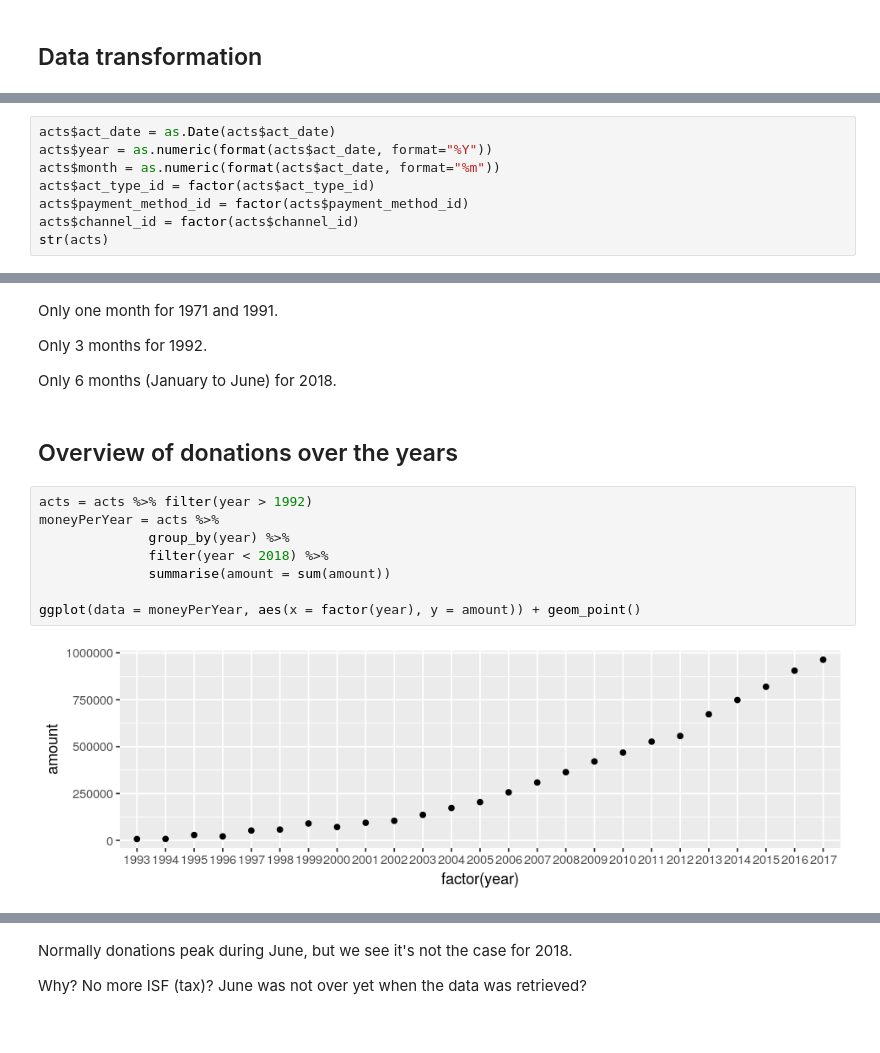
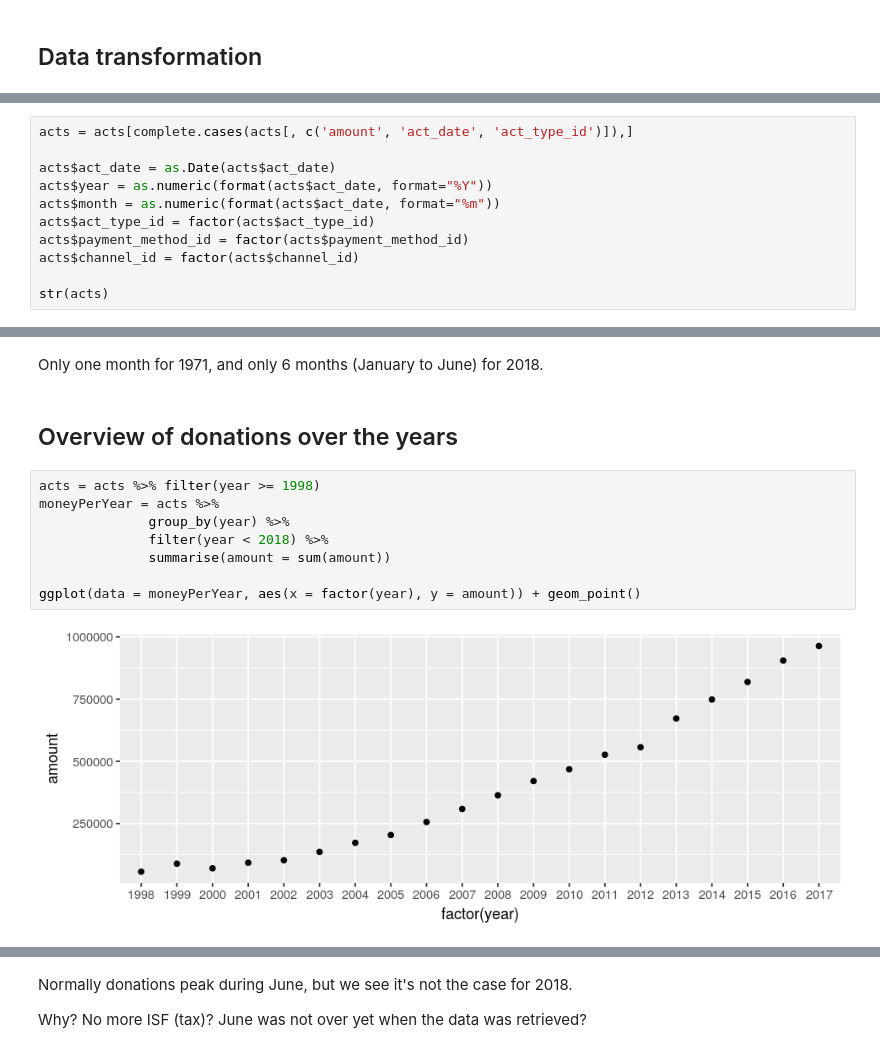
Before and after one commit to rymlaabiyad/MarketingAnalytics, a Jupyter notebook: assignment1.ipynb, the cells around one changed output, grey strips where cells are left out. Cells and saved outputs as stored; diff of their text form.

```diff
--- a/assignment1.ipynb
+++ b/assignment1.ipynb
@@ -56,12 +56,15 @@ str(acts)
  $ campaign_id      : chr  "C35" NA NA NA ...
  $ message_id       : chr  "C35-147" NA NA NA ...
 # %%
+acts = acts[complete.cases(acts[, c('amount', 'act_date', 'act_type_id')]),]
+
 acts$act_date = as.Date(acts$act_date)
 acts$year = as.numeric(format(acts$act_date, format="%Y"))
 acts$month = as.numeric(format(acts$act_date, format="%m"))
 acts$act_type_id = factor(acts$act_type_id)
 acts$payment_method_id = factor(acts$payment_method_id)
 acts$channel_id = factor(acts$channel_id)
+
 str(acts)
 # %% [output]
 'data.frame':   310709 obs. of  11 variables:
@@ -100,21 +103,17 @@ acts %>% group_by(year, month) %>%
 # %% [markdown]
-Only one month for 1971 and 1991.
-
-Only 3 months for 1992.
-
-Only 6 months (January to June) for 2018.
+Only one month for 1971, and only 6 months (January to June) for 2018.
 # %% [markdown]
 ## Overview of donations over the years <a class="anchor" id="f1.2"></a>
 # %%
-acts = acts %>% filter(year > 1992)
+acts = acts %>% filter(year >= 1998)
 moneyPerYear = acts %>%
               group_by(year) %>%
               filter(year < 2018) %>%
               summarise(amount = sum(amount))
 
 ggplot(data = moneyPerYear, aes(x = factor(year), y = amount)) + geom_point()
 # %% [output]
-[figure, old version]
+[figure, new version]
 # %%
 moneyPerMonth = acts %>%
               group_by(year, month) %>%
```
Also changed, not shown: parts of 32 cells of this notebook.
